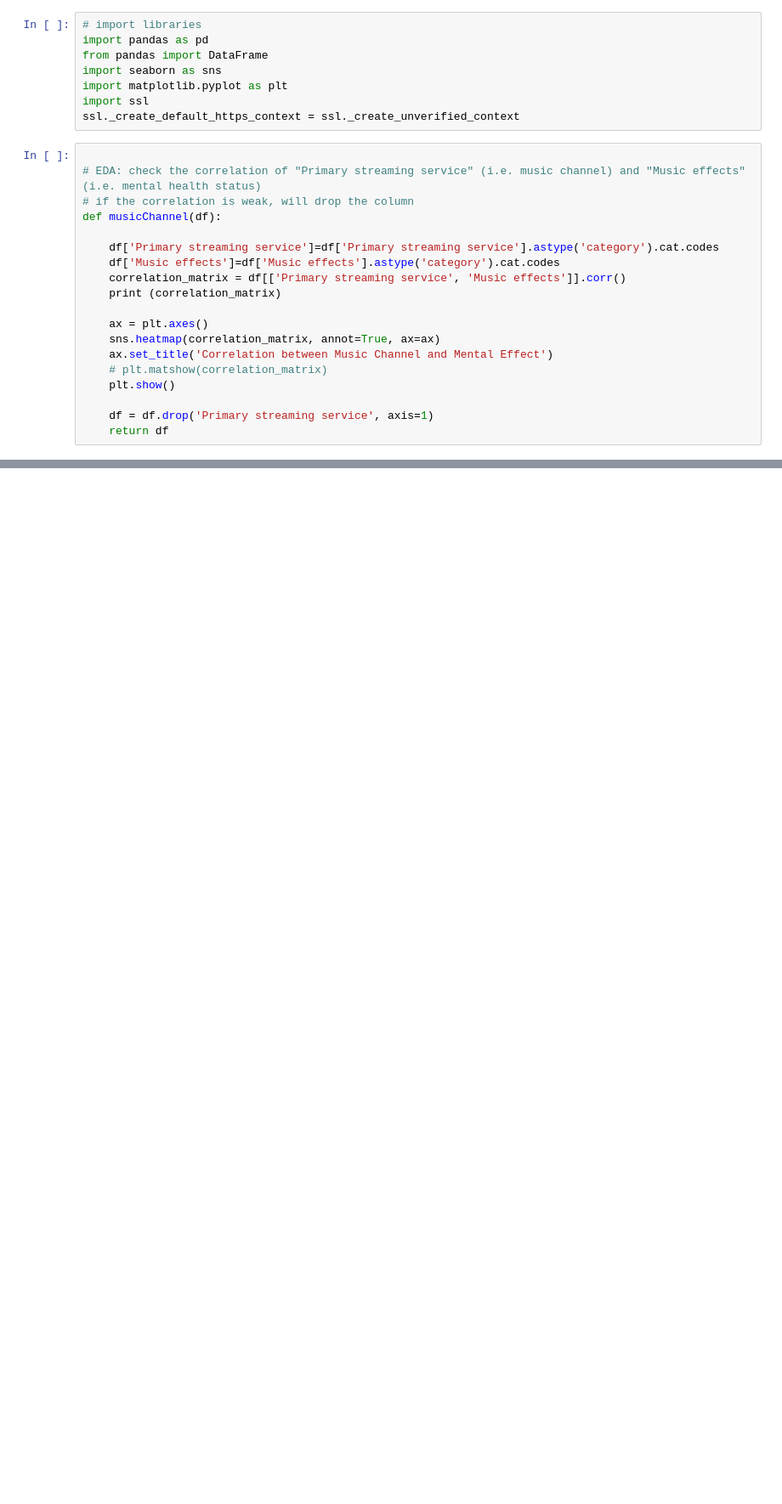
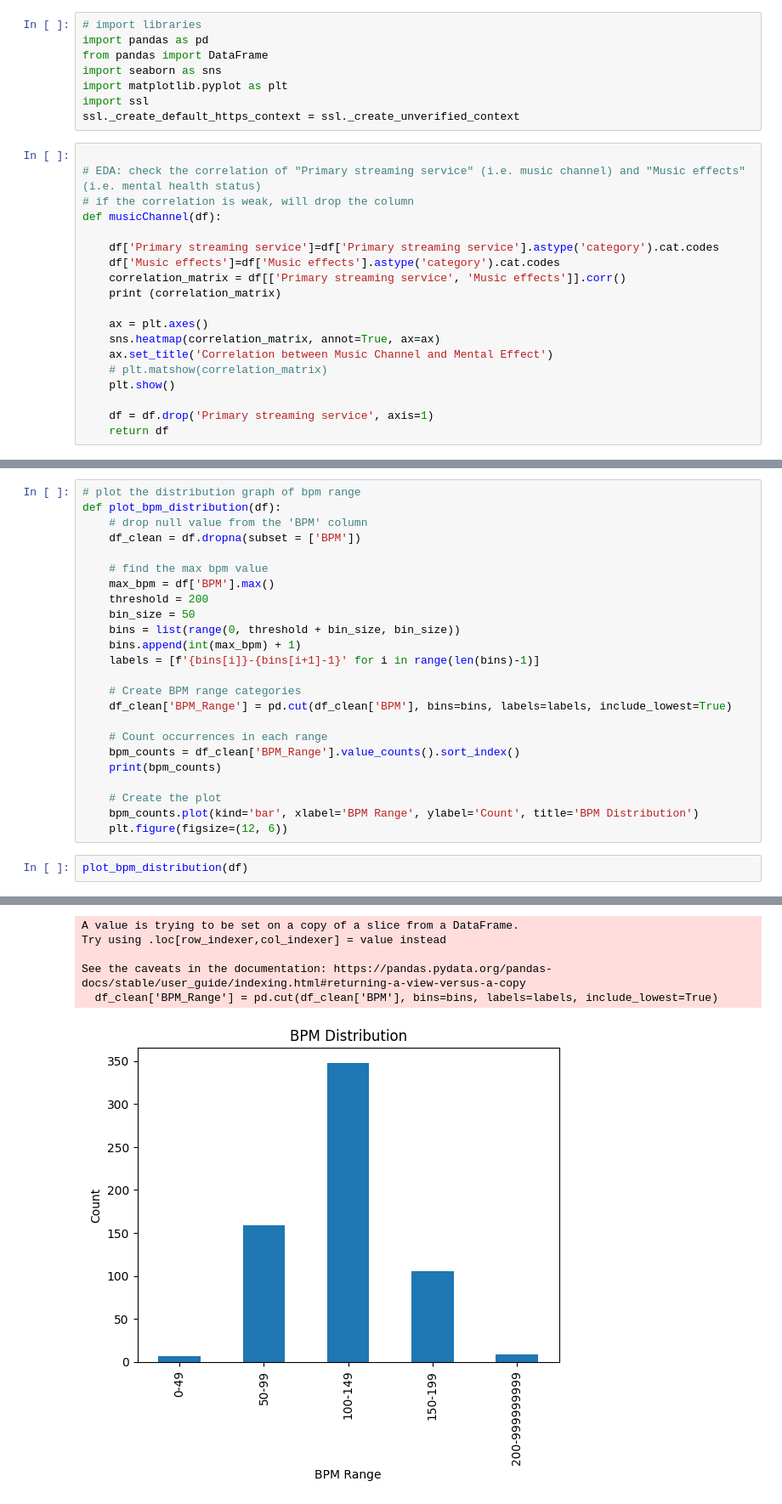
Before and after one commit to annwong0/eda_project, a Jupyter notebook: Untitled0.ipynb, the cells around one changed output, grey strips where cells are left out. Shown: that part at 85% size. Saved outputs shown, nothing was run; the diff lists cells and outputs as text; blank space fills up the shorter version.

Commit message:
(ann) add plot_bpm_distribution function

```diff
--- a/Untitled0.ipynb
+++ b/Untitled0.ipynb
@@ -82,0 +75,27 @@ Music effects                              -0.027068       1.000000
+# %%
+# plot the distribution graph of bpm range
+def plot_bpm_distribution(df):
+    # drop null value from the 'BPM' column
+    df_clean = df.dropna(subset = ['BPM'])
+
+    # find the max bpm value
+    max_bpm = df['BPM'].max()
+    threshold = 200
+    bin_size = 50
+    bins = list(range(0, threshold + bin_size, bin_size))
+    bins.append(int(max_bpm) + 1)
+    labels = [f'{bins[i]}-{bins[i+1]-1}' for i in range(len(bins)-1)]
+
+    # Create BPM range categories
+    df_clean['BPM_Range'] = pd.cut(df_clean['BPM'], bins=bins, labels=labels, include_lowest=True)
+
+    # Count occurrences in each range
+    bpm_counts = df_clean['BPM_Range'].value_counts().sort_index()
+    print(bpm_counts)
+
+    # Create the plot
+    bpm_counts.plot(kind='bar', xlabel='BPM Range', ylabel='Count', title='BPM Distribution')
+    plt.figure(figsize=(12, 6))
+# %%
+plot_bpm_distribution(df)
+# %% [output]
@@ -82,0 +109,6 @@ Music effects                              -0.027068       1.000000
+A value is trying to be set on a copy of a slice from a DataFrame.
+Try using .loc[row_indexer,col_indexer] = value instead
+
+See the caveats in the documentation: https://pandas.pydata.org/pandas-docs/stable/user_guide/indexing.html#returning-a-view-versus-a-copy
+  df_clean['BPM_Range'] = pd.cut(df_clean['BPM'], bins=bins, labels=labels, include_lowest=True)
+[figure, added]
```
Also changed, not shown: parts of 3 cells of this notebook.
